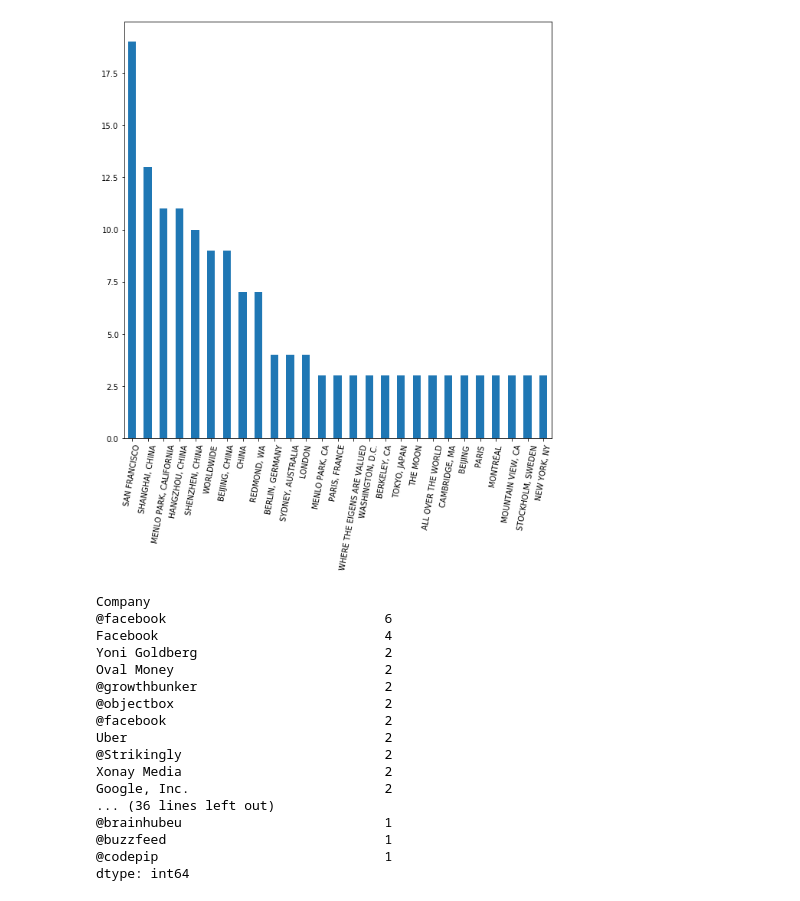
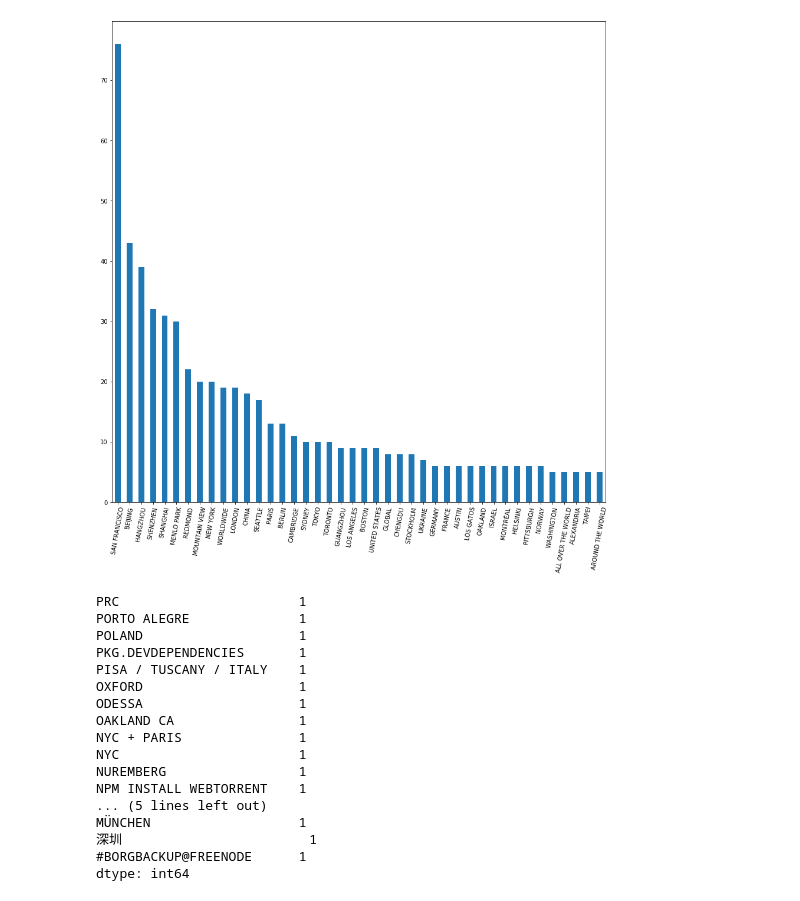
Before and after one commit to Chenyang-Zhang/-Python-, a Jupyter notebook: code/Analyze.ipynb, the cells around one changed output. Cells and saved outputs as stored; diff of their text form; code cells hidden in the pictures.

```diff
--- a/code/Analyze.ipynb
+++ b/code/Analyze.ipynb
@@ -19,8 +19,10 @@ java_s['Language'] = 'JavaScript'
 Cpp['Language'] = 'C++'
 C_sharp['Language'] = 'C#'
 # %%
-#concat to one DataFrame
+#concat to one DataFrame and save a new file
 data = pd.concat([python, java, C, java_s, Cpp, C_sharp], axis = 0, ignore_index = True)
+data = data.sort_values('Stars')
 data.to_excel('../data/Github_all.xlsx')
 data = data.drop(['Unnamed: 0'], axis = 1)
 data = data.set_index('Full Name')
+data.shape
@@ -27,4 +44,5 @@ data = data.set_index('Full Name')
 # %%
-#select rows with stats > 10000
-data = data[data['Stars'] >= 10000]
+#select rows with stats >= mean value
+data = data[data['Stars'] >= data['Stars'].mean()]
 data = data.sort_values(by = 'Stars', ascending = False)
+data.shape
@@ -71,46 +112,35 @@ data_comp = data[data['Company'] != 'Nan']
 data_comp.to_excel('../data/Github_comp.xlsx')
 # %%
-
+#print location information
 loc = data_loc.groupby('Owner Location').apply(len)
+#因为获得的位置信息格式过于凌乱，暂时没有找到很好的方法进行完整统一，只尝试进行了初步的统一
 loc.index = [x.upper() for x in loc.index]
-
-for location in loc.index:
-    if 'SAN FRANCISCO' in location:
-        loc['SAN FRANCISCO'] += loc[location]
-        loc[location] = 0
-    if 'SHANGHAI' in location:
-        temp = loc[location]
-        loc[location] = 0
-        loc['SHANGHAI, CHINA'] += temp
-
-loc['OTHERS'] = 0
+loc.index = [x.split(',')[0] for x in loc.index]
+#loc['OTHERS'] = 0
+loc = loc.groupby(loc.index).sum()
 loc = loc.sort_values(ascending = False)
-plt.figure(figsize = (10,10))
-loc[loc.values >=3].plot(kind = 'bar')
+plt.figure(figsize = (15,15))
+loc[loc.values >=5].plot(kind = 'bar')
 plt.xticks(rotation = 80)
 plt.savefig('../picture/loc.png')
 plt.show()
+loc.tail(20)
 # %% [output]
-[figure, old version]
+[figure, new version]
+PRC                       1
+PORTO ALEGRE              1
+POLAND                    1
+PKG.DEVDEPENDENCIES       1
+PISA / TUSCANY / ITALY    1
+OXFORD                    1
+ODESSA                    1
+OAKLAND CA                1
+NYC + PARIS               1
+NYC                       1
+NUREMBERG                 1
+NPM INSTALL WEBTORRENT    1
+... (5 lines left out)
+MÜNCHEN                   1
+深圳                        1
+#BORGBACKUP@FREENODE      1
+dtype: int64
-# %%
-company = data_comp.groupby('Company').apply(len)
-company[in campany.index]
-company.sort_values(ascending = False).head(50)
-# %% [output]
-Company
-@facebook                            6
-Facebook                             4
-Yoni Goldberg                        2
-Oval Money                           2
-@growthbunker                        2
-@objectbox                           2
-@facebook                            2
-Uber                                 2
-@Strikingly                          2
-Xonay Media                          2
-Google, Inc.                         2
-... (36 lines left out)
-@brainhubeu                          1
-@buzzfeed                            1
-@codepip                             1
-dtype: int64
```
Also changed, not shown: parts of 9 cells of this notebook, 13 other files.
